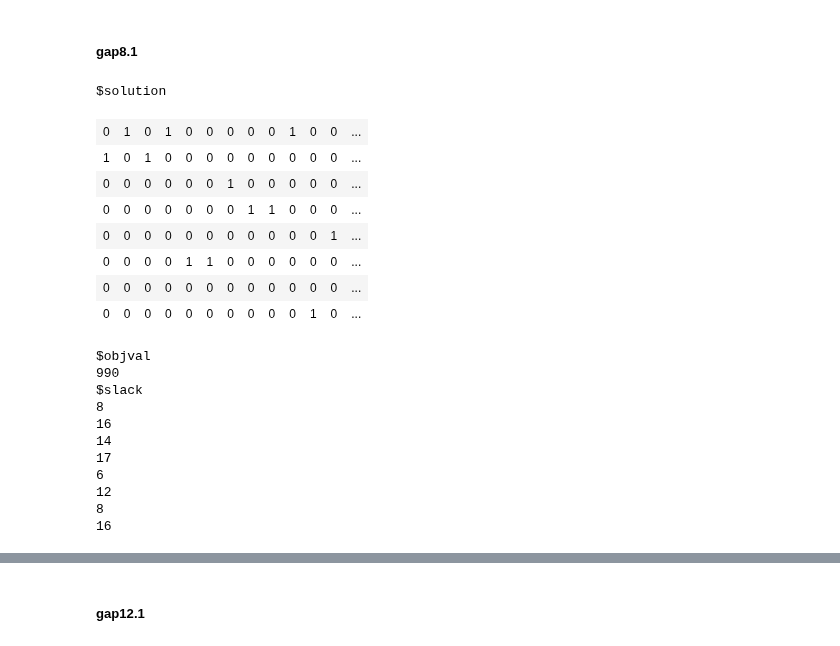
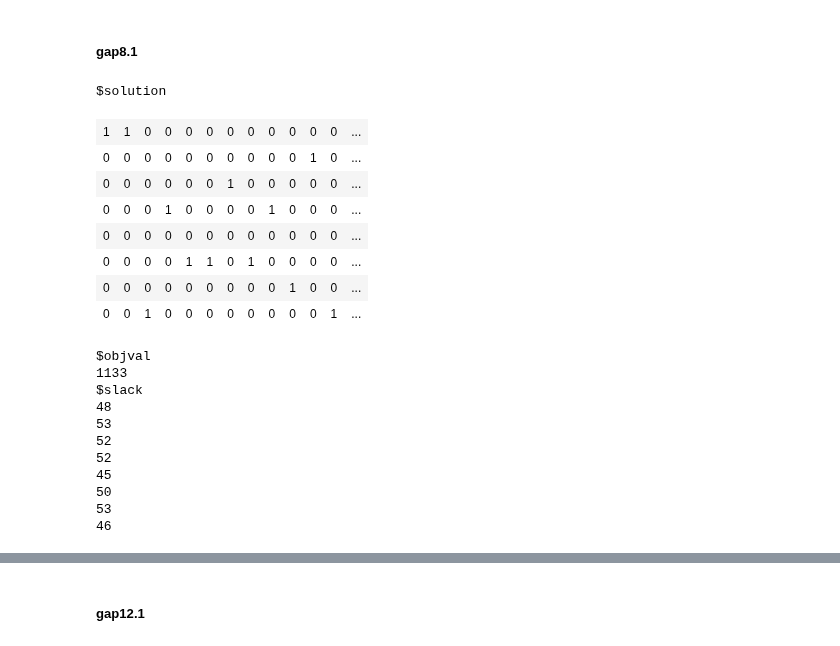
Before and after one commit to garciparedes/integer-programming-heuristics, a Jupyter notebook: integer-programming-assignment-heuristics.ipynb, the cells around one changed output, grey strips where cells are left out. Saved outputs shown, nothing was run; the diff lists cells and outputs as text; code cells hidden in the pictures.

```diff
--- a/integer-programming-assignment-heuristics.ipynb
+++ b/integer-programming-assignment-heuristics.ipynb
@@ -842,29 +800,28 @@ Para el problema [gap6.1](#gap6.1) las soluciones obtenidas han sido las siguien
 # %%
 gap8.1 <- ReadGeneralizedAssignment("./data/assignment/gap8_1.txt")
 # %%
-# a <- GeneralizedAssignmentExact(gap8.1)
-# matrix(a$solution, nrow = gap8.1$m, byrow = TRUE)
-# a$objval
+s <- GeneralizedAssignmentExact(gap8.1)
+list(solution = matrix(s$solution, nrow = gap8.1$m, byrow = TRUE),
+     objval   = s$optimum,
+     slack    = s$auxiliary$primal[1:gap8.1$m])
+# %% [output]
+$solution
+| 1 | 1 | 0 | 0 | 0 | 0 | 0 | 0 | 0 | 0 | 0 | 0 | ... |
+| 0 | 0 | 0 | 0 | 0 | 0 | 0 | 0 | 0 | 0 | 1 | 0 | ... |
+| 0 | 0 | 0 | 0 | 0 | 0 | 1 | 0 | 0 | 0 | 0 | 0 | ... |
+| 0 | 0 | 0 | 1 | 0 | 0 | 0 | 0 | 1 | 0 | 0 | 0 | ... |
+| 0 | 0 | 0 | 0 | 0 | 0 | 0 | 0 | 0 | 0 | 0 | 0 | ... |
+| 0 | 0 | 0 | 0 | 1 | 1 | 0 | 1 | 0 | 0 | 0 | 0 | ... |
+| 0 | 0 | 0 | 0 | 0 | 0 | 0 | 0 | 0 | 1 | 0 | 0 | ... |
+| 0 | 0 | 1 | 0 | 0 | 0 | 0 | 0 | 0 | 0 | 0 | 1 | ... |
+$objval
+1133
+$slack
+48
+53
+52
+52
+45
+50
+53
+46
-# %%
-GeneralizedAssignmentGreedy(gap8.1)
-# %% [output]
-$solution
-| 0 | 1 | 0 | 1 | 0 | 0 | 0 | 0 | 0 | 1 | 0 | 0 | ... |
-| 1 | 0 | 1 | 0 | 0 | 0 | 0 | 0 | 0 | 0 | 0 | 0 | ... |
-| 0 | 0 | 0 | 0 | 0 | 0 | 1 | 0 | 0 | 0 | 0 | 0 | ... |
-| 0 | 0 | 0 | 0 | 0 | 0 | 0 | 1 | 1 | 0 | 0 | 0 | ... |
-| 0 | 0 | 0 | 0 | 0 | 0 | 0 | 0 | 0 | 0 | 0 | 1 | ... |
-| 0 | 0 | 0 | 0 | 1 | 1 | 0 | 0 | 0 | 0 | 0 | 0 | ... |
-| 0 | 0 | 0 | 0 | 0 | 0 | 0 | 0 | 0 | 0 | 0 | 0 | ... |
-| 0 | 0 | 0 | 0 | 0 | 0 | 0 | 0 | 0 | 0 | 1 | 0 | ... |
-$objval
-990
-$slack
-8
-16
-14
-17
-6
-12
-8
-16
```
Also changed, not shown: parts of 45 cells of this notebook.
